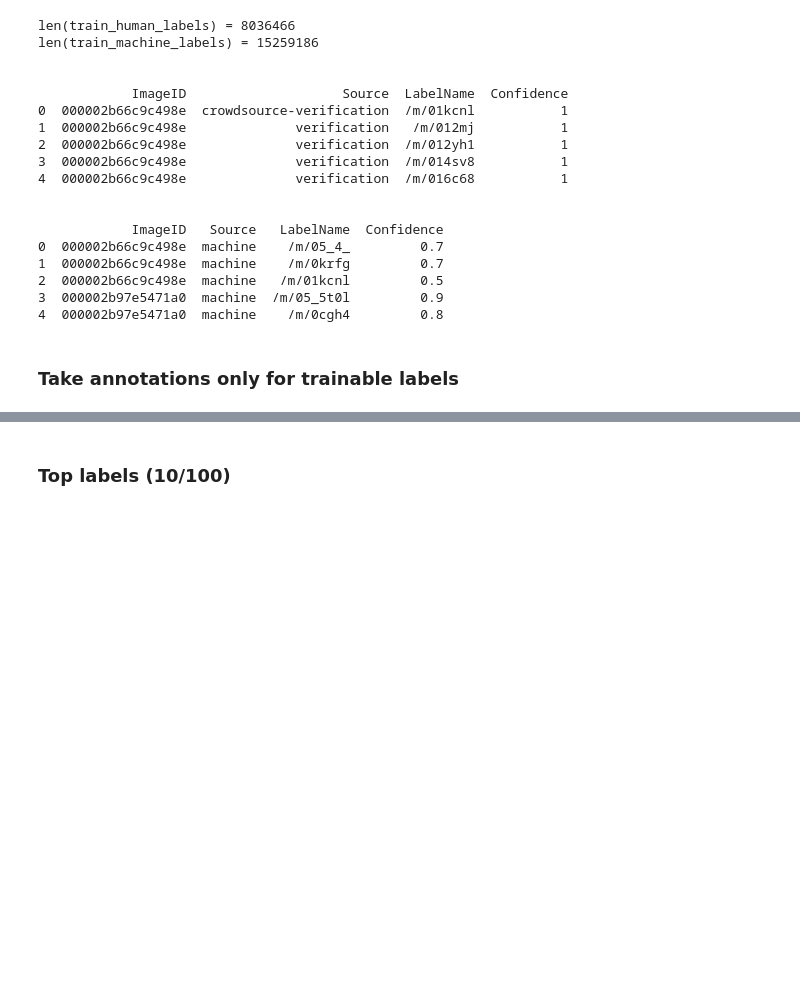
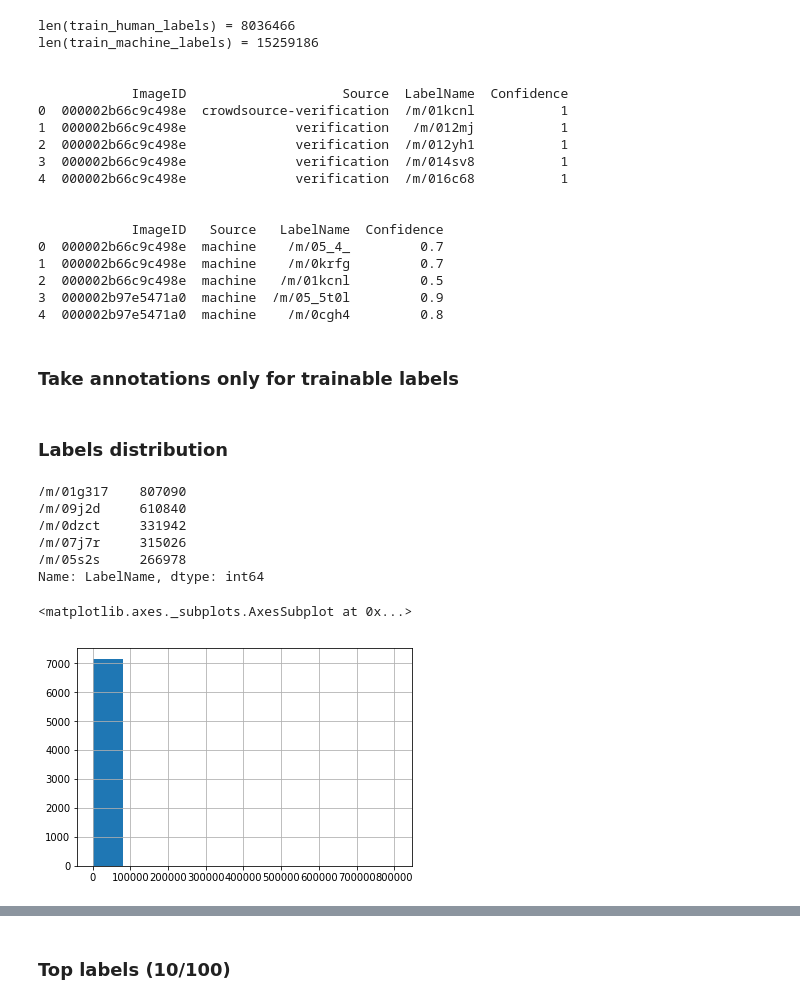
Before and after one commit to ohadlights/models, a Jupyter notebook: official/resnet/data/analyze_train_data.ipynb, the cells around one changed output, grey strips where cells are left out. Drawn from its saved outputs; the diff is of its cells as text; code cells hidden in the pictures; blank space fills up the shorter version.

```diff
--- a/official/resnet/data/analyze_train_data.ipynb
+++ b/official/resnet/data/analyze_train_data.ipynb
@@ -67,3 +70,20 @@ len(train_machine_labels) = 15259186
 # %%
 train_human_labels_trainable = train_human_labels[train_human_labels['LabelName'].isin(classes_trainable['label_code'])]
 train_machine_labels_trainable = train_machine_labels[train_machine_labels['LabelName'].isin(classes_trainable['label_code'])]
+# %% [markdown]
+### Labels distribution
+# %%
+train_human_labels_values_count = train_human_labels_trainable['LabelName'].value_counts()
+print(train_human_labels_values_count.head())
+# %% [output]
+/m/01g317    807090
+/m/09j2d     610840
+/m/0dzct     331942
+/m/07j7r     315026
+/m/05s2s     266978
+Name: LabelName, dtype: int64
+# %%
+train_human_labels_values_count.hist()
+# %% [output]
+<matplotlib.axes._subplots.AxesSubplot at 0x...>
+[figure, added]
```
Also changed, not shown: parts of 14 cells of this notebook.
